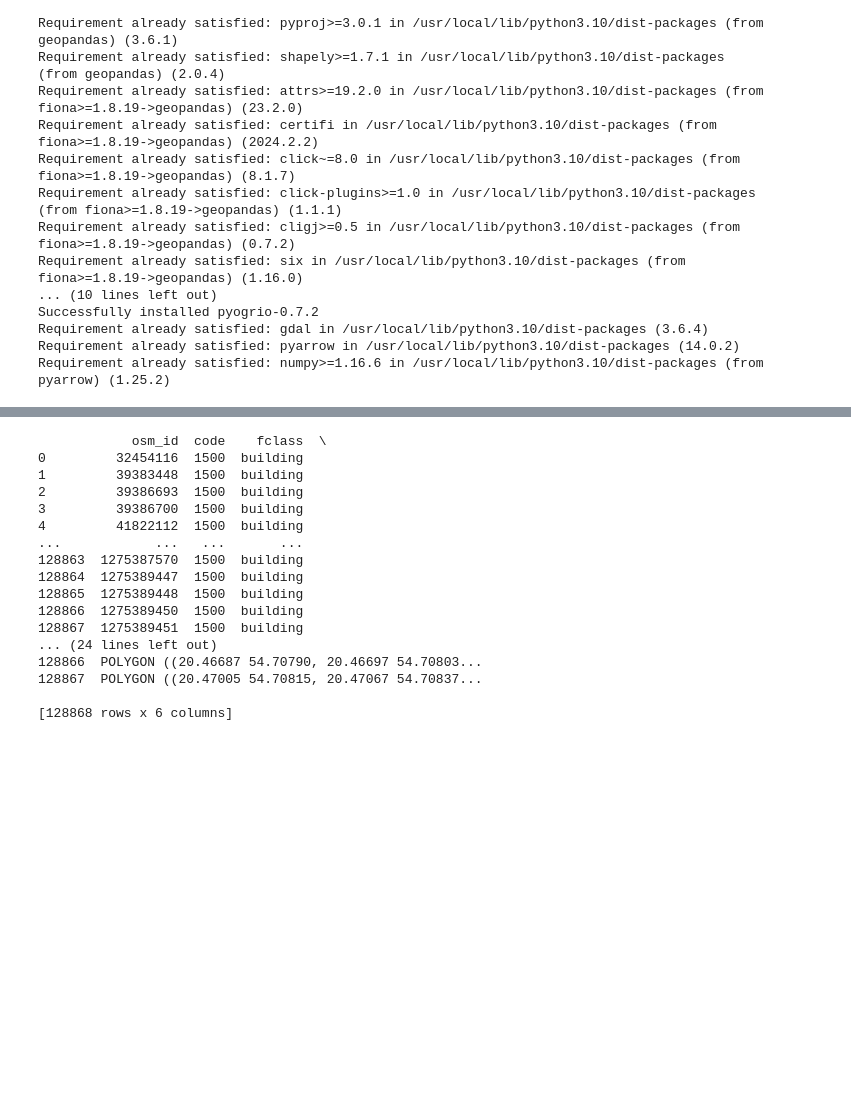
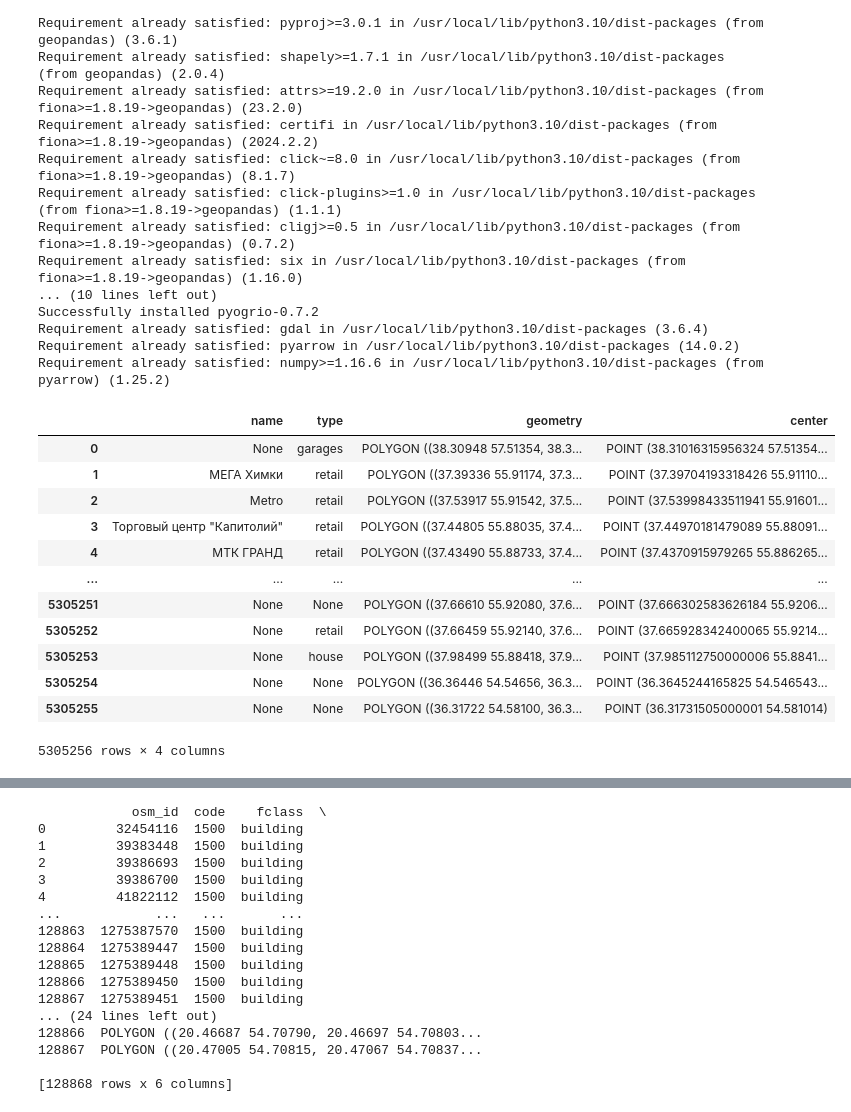
Before and after one commit to yuliiabosher/Map, a Jupyter notebook: Map.ipynb, the cells around one changed output, grey strips where cells are left out. Cells and saved outputs as stored; diff of their text form; code cells hidden in the pictures; blank space fills up the shorter version.

Commit message:
added centroid column and separated military objects

```diff
--- a/Map.ipynb
+++ b/Map.ipynb
@@ -29,5 +29,21 @@ import folium
 import pyogrio
 import pyarrow
 # %%
-central_district = gpd.read_file("https://download.geofabrik.de/russia/central-fed-district-latest-free.shp.zip", engine="pyogrio", use_arrow=True, columns=['name','type', 'geometry'])
-central_district
+central_district = gpd.read_file("https://download.geofabrik.de/russia/central-fed-district-latest-free.shp.zip", \
+                                              engine="pyogrio", use_arrow=True, columns=['name','type', 'geometry'])
+central_district['center'] = [i.centroid for i in central_district.geometry]
+display(central_district)
+# %% [output]
+|  | name | type | geometry | center |
+| 0 | None | garages | POLYGON ((38.30948 57.51354, 38.3... | POINT (38.31016315956324 57.51354... |
+| 1 | МЕГА Химки | retail | POLYGON ((37.39336 55.91174, 37.3... | POINT (37.39704193318426 55.91110... |
+| 2 | Metro | retail | POLYGON ((37.53917 55.91542, 37.5... | POINT (37.53998433511941 55.91601... |
+| 3 | Торговый центр "Капитолий" | retail | POLYGON ((37.44805 55.88035, 37.4... | POINT (37.44970181479089 55.88091... |
+| 4 | МТК ГРАНД | retail | POLYGON ((37.43490 55.88733, 37.4... | POINT (37.4370915979265 55.886265... |
+| ... | ... | ... | ... | ... |
+| 5305251 | None | None | POLYGON ((37.66610 55.92080, 37.6... | POINT (37.666302583626184 55.9206... |
+| 5305252 | None | retail | POLYGON ((37.66459 55.92140, 37.6... | POINT (37.665928342400065 55.9214... |
+| 5305253 | None | house | POLYGON ((37.98499 55.88418, 37.9... | POINT (37.985112750000006 55.8841... |
+| 5305254 | None | None | POLYGON ((36.36446 54.54656, 36.3... | POINT (36.3645244165825 54.546543... |
+| 5305255 | None | None | POLYGON ((36.31722 54.58100, 36.3... | POINT (36.31731505000001 54.581014) |
+5305256 rows × 4 columns
```
Also changed, not shown: parts of 1 cell of this notebook.
